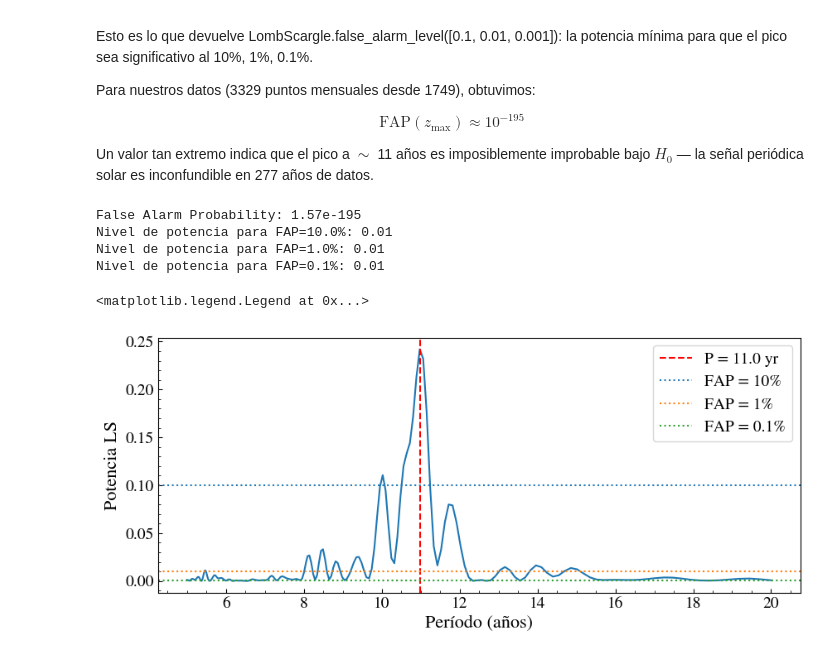
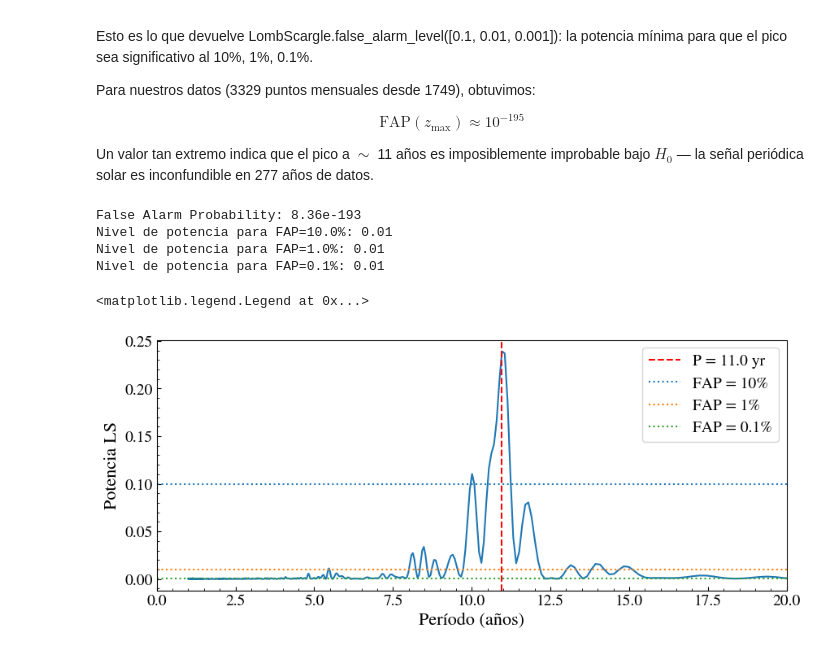
Before and after one commit to jurados/AS4501_Astroinformatic, a Jupyter notebook: Auxiliar/AUX10_TimeSeries.ipynb, the cells around one changed output. Saved outputs shown, nothing was run; the diff lists cells and outputs as text; code cells hidden in the pictures.

```diff
--- a/Auxiliar/AUX10_TimeSeries.ipynb
+++ b/Auxiliar/AUX10_TimeSeries.ipynb
@@ -85,7 +88,7 @@ df = pd.read_csv(
       header=None,
       names=["year", "month", "frac_year", "ssn", "std", "nobs", "definitive"]
   )
-df["date"] = pd.to_datetime(df[["year", "month"]].assign(day=1))
-df = df[["date", "ssn"]].rename(columns={"ssn": "intensity"})
+df = df[df["ssn"] >= 0]  # eliminar valores faltantes (-1)
+df = df[["frac_year", "ssn"]].rename(columns={"ssn": "intensity"})
 # %%
 plt.figure(figsize=(14, 6))
@@ -101,6 +104,5 @@ plt.show()
 # %%
-df = df[df["intensity"] >= 0]  # eliminar valores faltantes (-1)
-df = df.set_index("date")
+df = df.set_index("frac_year")
 # %% [markdown]
 Comparando con el notebook base del profesor, tu notebook cubre la parte GP pero omite conceptos que son prerequisito. Por orden de importancia para el tema solar:
 
@@ -151,6 +273,5 @@ from astropy.timeseries import LombScargle
 # %%
-t = (df.index - df.index[0]).total_seconds() / (365.25 * 24 * 3600)  # Convertir a años
-
+t = df.index.values
 frecuencia, potencia = LombScargle(t, df["intensity"]).autopower(
     minimum_frequency=1/20,   # períodos < 20 años
     maximum_frequency=1/5,    # períodos > 5 años
@@ -250,31 +371,32 @@ Un valor tan extremo indica que el pico a $\sim$ 11 años es imposiblemente impr
 # %%
 potencia_max = potencia.max()
 # False alarm probability
-fap = LombScargle(t, df["intensity"]).false_alarm_probability(potencia_max)
+fap = LombScargle(df.index.values, df["intensity"]).false_alarm_probability(potencia_max)
 print(f"False Alarm Probability: {fap:.2e}")
 
 niveles = [0.1,0.01, 0.001]
-fap_levels = LombScargle(t, df["intensity"]).false_alarm_level(niveles)
+fap_levels = LombScargle(df.index.values, df["intensity"]).false_alarm_level(niveles)
 for nivel, fap_level in zip(niveles, fap_levels):
     print(f"Nivel de potencia para FAP={nivel * 100:.1f}%: {fap_level:.2f}")
 # %% [output]
-False Alarm Probability: 1.57e-195
+False Alarm Probability: 8.36e-193
 Nivel de potencia para FAP=10.0%: 0.01
 Nivel de potencia para FAP=1.0%: 0.01
 Nivel de potencia para FAP=0.1%: 0.01
 # %%
 fig, ax = plt.subplots(figsize=(10, 4))
 ax.plot(1 / frecuencia, potencia)
 ax.axvline(periodo_optimo, color="red", ls="--", label=f"P = {periodo_optimo:.1f} yr")
 
 for i, (nivel, fap_valin) in enumerate(zip(niveles, ["10%", "1%", "0.1%"])):
     ax.axhline(nivel, ls=":", color=f'C{i}', label=f"FAP = {fap_valin}")
 
+ax.set_xlim(0, 20)
 ax.set_xlabel("Período (años)")
 ax.set_ylabel("Potencia LS")
 ax.legend()
 # %% [output]
 <matplotlib.legend.Legend at 0x...>
-[figure, old version]
+[figure, new version]
 # %%
 # ---- Preparation -----
```
Also changed, not shown: parts of 30 cells of this notebook.
